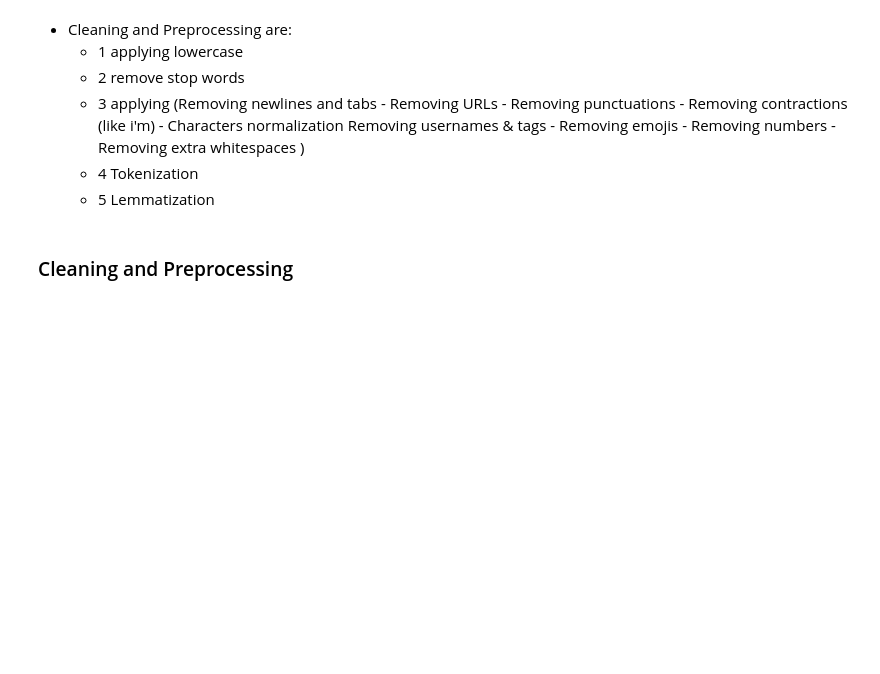
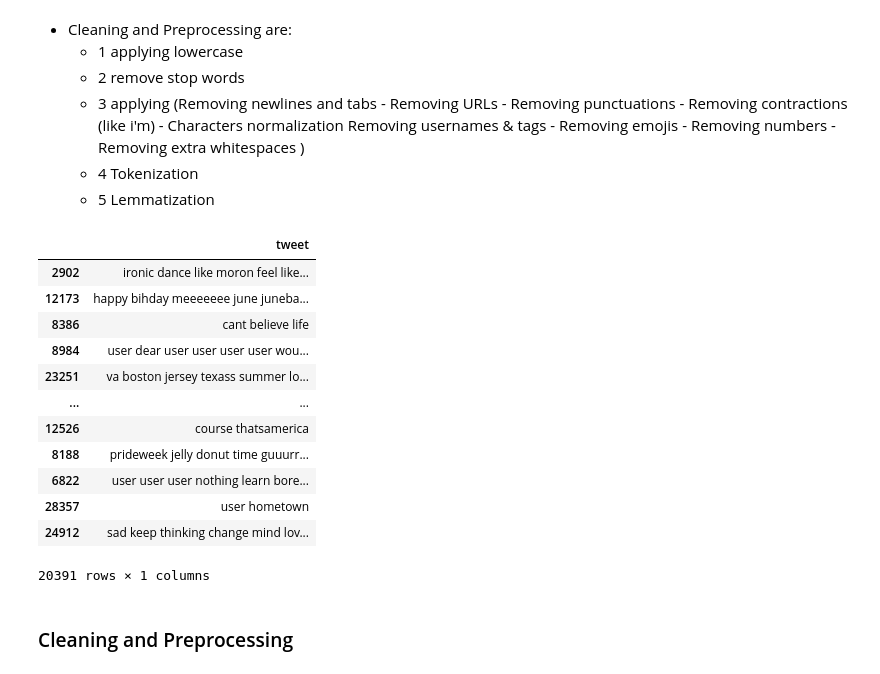
Before and after one commit to ali2yman/Hate-Speech-Classification, a Jupyter notebook: Notebook/Hate Speech Classification.ipynb, the cells around one changed output. Saved outputs shown, nothing was run; the diff lists cells and outputs as text; code cells hidden in the pictures; blank space fills up the shorter version.

Commit message:
add preprocessing

```diff
--- a/Notebook/Hate Speech Classification.ipynb
+++ b/Notebook/Hate Speech Classification.ipynb
@@ -141,2 +185,2 @@ def lowercase(df , col):
 # %%
-x_train['tweet'] = lowercase(x_train, 'tweet')
+x_train['tweet'] = x_train['tweet'].apply(text_preprocessing)
@@ -148,2 +186,0 @@ def remove_stopwords(df, col):
-# %%
-x_train['tweet'] = remove_stopwords(x_train, 'tweet')
@@ -191,3 +187,19 @@ df['tweet'] = text_preprocessing(df, 'tweet')
+# %%
+x_train
+# %% [output]
+|  | tweet |
+| 2902 | ironic dance like moron feel like... |
+| 12173 | happy bihday meeeeeee june juneba... |
+| 8386 | cant believe life |
+| 8984 | user dear user user user user wou... |
+| 23251 | va boston jersey texass summer lo... |
+| ... | ... |
+| 12526 | course thatsamerica |
+| 8188 | prideweek jelly donut time guuurr... |
+| 6822 | user user user nothing learn bore... |
+| 28357 | user hometown |
+| 24912 | sad keep thinking change mind lov... |
+20391 rows × 1 columns
 # %% [markdown]
 ### Cleaning and Preprocessing
 # %% [markdown]
```
Also changed, not shown: parts of 6 cells of this notebook.
